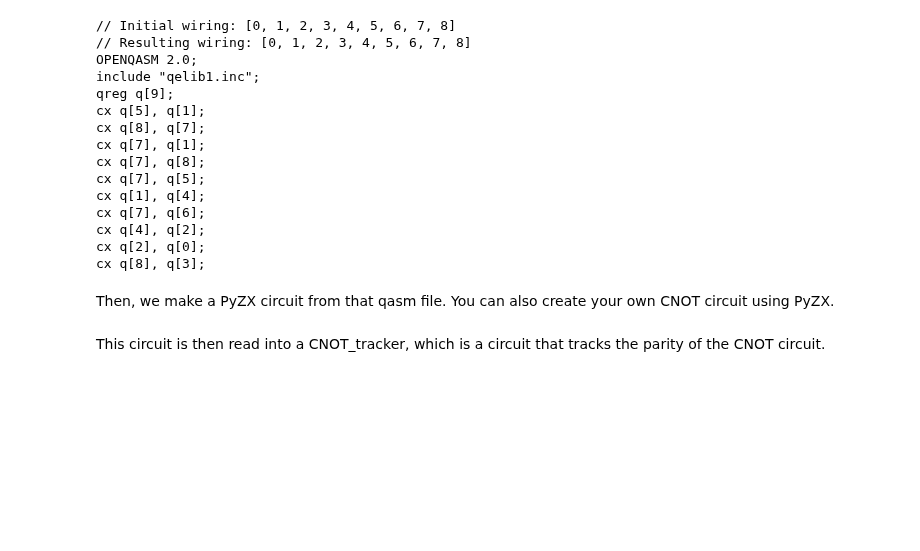
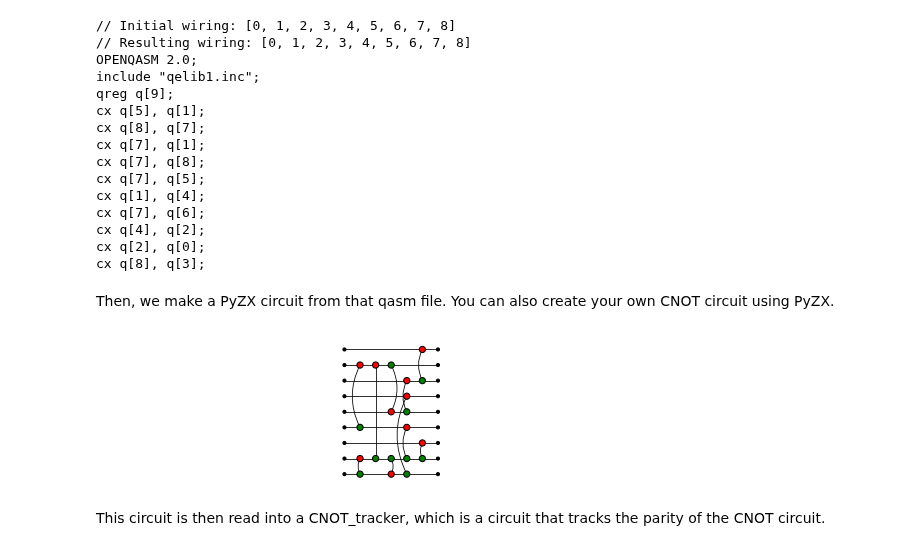
Before and after one commit to zxcalc/pyzx, a Jupyter notebook: scratchpads/Q-TURN SteinerGauss Poster.ipynb, the cells around one changed output. Cells and saved outputs as stored; diff of their text form; code cells hidden in the pictures; blank space fills up the shorter version.

Commit message:
Added drawing of the circuits with pyzx

```diff
--- a/scratchpads/Q-TURN SteinerGauss Poster.ipynb
+++ b/scratchpads/Q-TURN SteinerGauss Poster.ipynb
@@ -221,6 +221,9 @@ Then, we make a PyZX circuit from that qasm file. You can also create your own C
 # %%
 from pyzx.circuit import Circuit, CNOT
 my_circuit = Circuit.from_qasm(text)
+draw_matplotlib(my_circuit)
+# %% [output]
+[figure, added]
 # %% [markdown]
 This circuit is then read into a CNOT_tracker, which is a circuit that tracks the parity of the CNOT circuit.
 # %%
```
Also changed, not shown: parts of 8 cells of this notebook.
